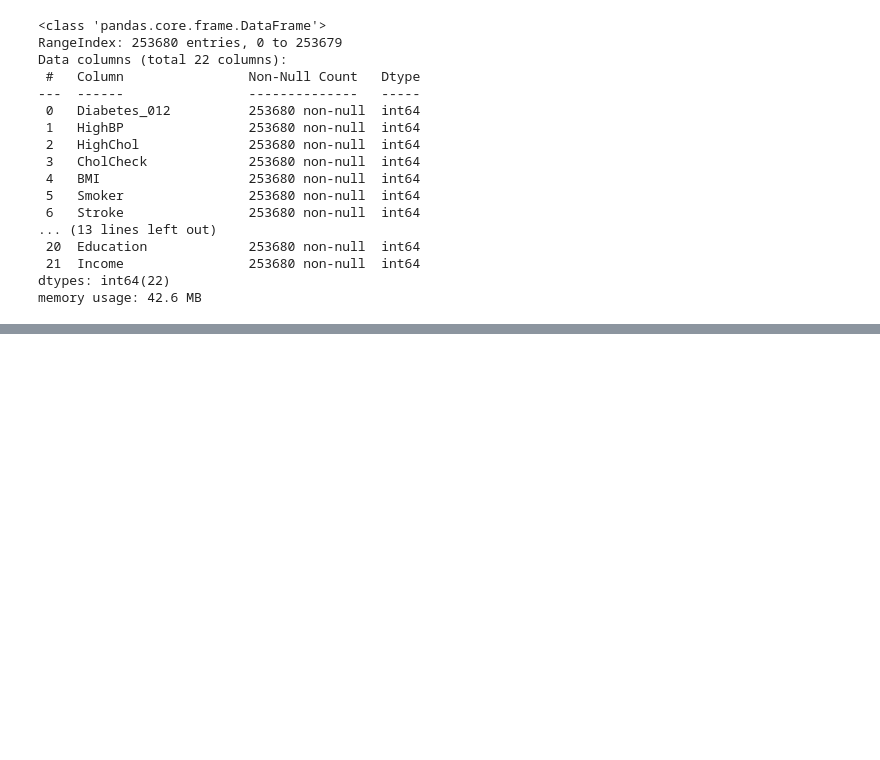
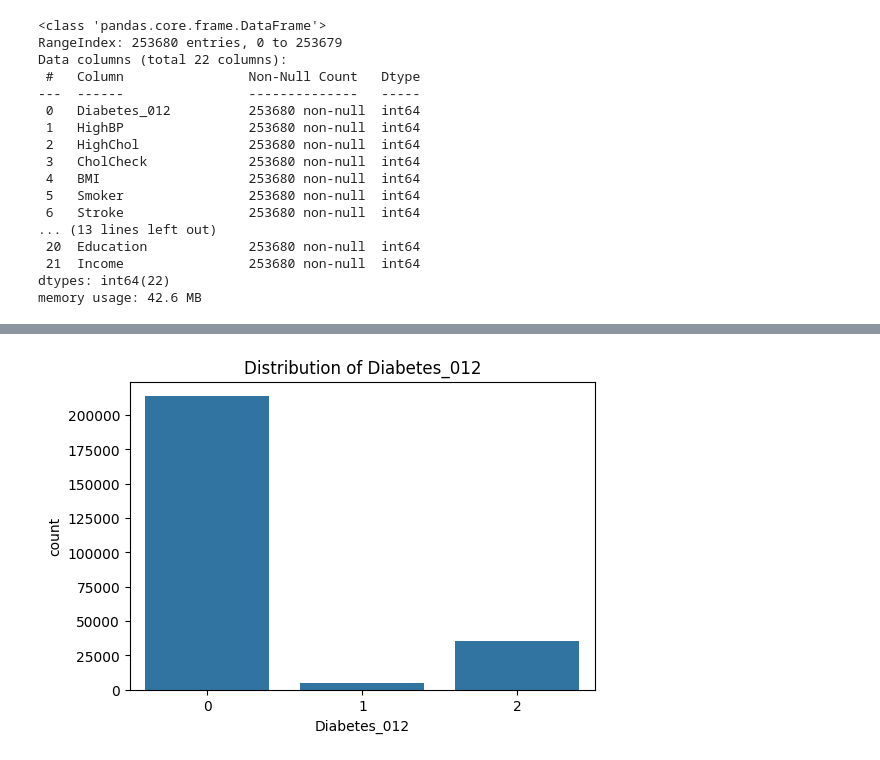
Before and after one commit to sanvikarthik/hackathon, a Jupyter notebook: analysis.ipynb, the cells around one changed output, grey strips where cells are left out. Cells and saved outputs as stored; diff of their text form; code cells hidden in the pictures; blank space fills up the shorter version.

```diff
--- a/analysis.ipynb
+++ b/analysis.ipynb
@@ -70,0 +99,9 @@ dataset_scaled = sc.fit_transform(dataset)
+# %%
+# Data Distribution
+
+plt.figure(figsize=(6, 4))
+sns.countplot(x='Diabetes_012', data=df)
+plt.title('Distribution of Diabetes_012')
+plt.show()
+# %% [output]
+[figure, added]
```
Also changed, not shown: parts of 15 cells of this notebook, 1 other file.
